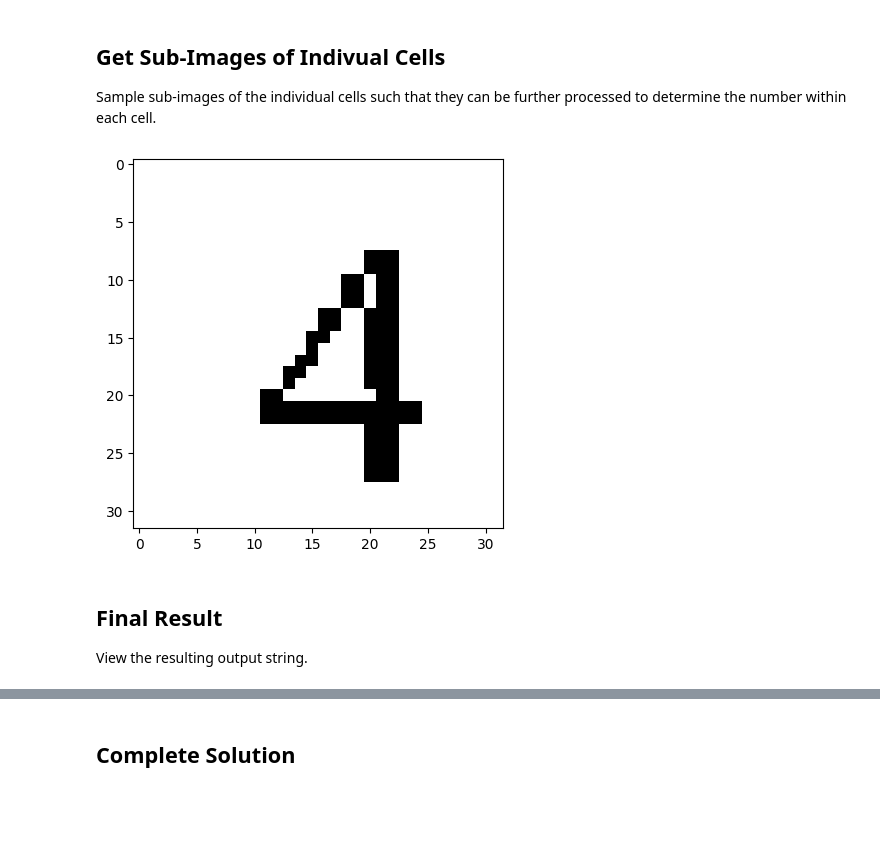
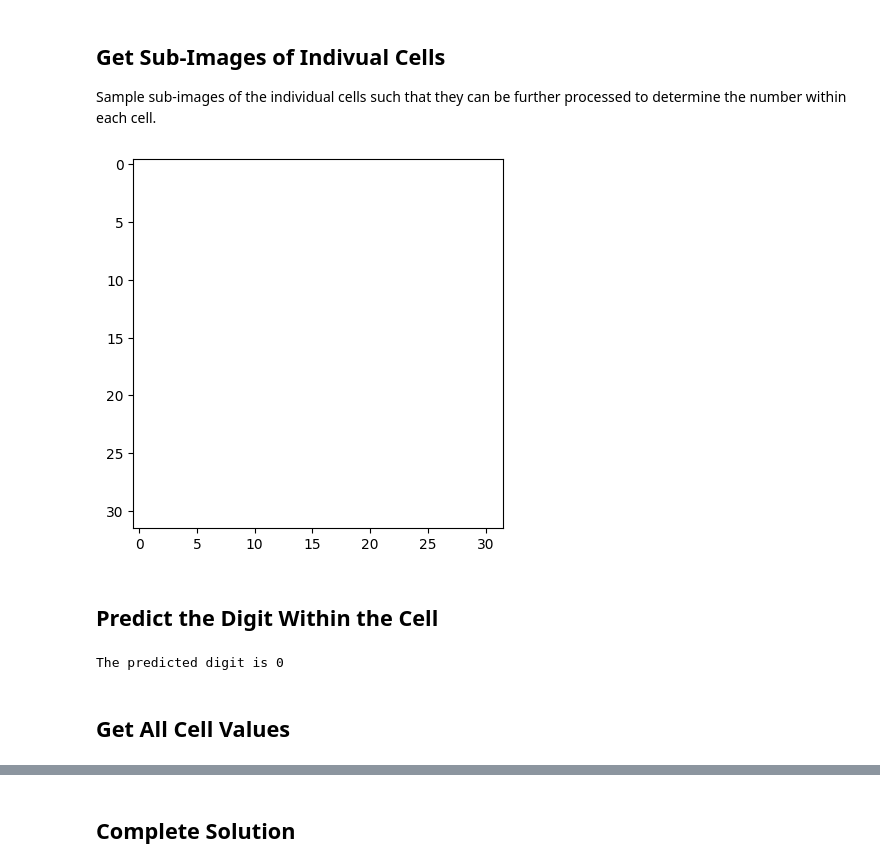
Before and after one commit to GCSchmidt/sudoku-solver-project, a Jupyter notebook: sudoku_image_solver.ipynb, the cells around one changed output, grey strips where cells are left out. Cells and saved outputs as stored; diff of their text form; code cells hidden in the pictures; blank space fills up the shorter version.

Commit message:
Completed image to quiz string

```diff
--- a/sudoku_image_solver.ipynb
+++ b/sudoku_image_solver.ipynb
@@ -10,5 +12,8 @@ import sudoku_solver
 # %%
 digit_templates = {}
+
+# Create classifier for digit identification
+digit_clf = snet.SNET_Model()
 
 def plot_digit_templates():
     global digit_templates
@@ -80,11 +85,18 @@ def get_sqr_sub_image(img, row: int, col: int, vert_lines: list, hori_lines: lis
     y_max = hori_lines[row+1]
     sqr_sub_image = img[y_min:y_max,x_min:x_max]
     cropped_image = crop_img(sqr_sub_image, 0.8)
-    resized_img = cv.resize(cropped_image, (32,32), interpolation=cv.INTER_NEAREST)
+    img_blur = cv.GaussianBlur(cropped_image,(11,11),0)
+    img_th = cv.adaptiveThreshold(img_blur,255,cv.ADAPTIVE_THRESH_MEAN_C, cv.THRESH_BINARY,5,1)
+    resized_img = cv.resize(img_th, (32,32), interpolation=cv.INTER_NEAREST)
     return resized_img
 
-def detect_digit(img):
-    return str(random.randint(0, 9))
+def detect_digit(img) -> str:
+    """
+    Returns the most likely digit in the image using the trained classifier.
+    """
+    global digit_clf
+
+    return str(digit_clf.predict_digit(img))
 
 def detect_digit_2(img):
     global digit_templates
@@ -186,14 +190,20 @@ plt.show()
 
 Sample sub-images of the individual cells such that they can be further processed to determine the number within each cell.
 # %%
-# an example
+# View a digit within a cell
 vertical_lines_coords, horizontal_lines_coords = get_coords_of_lines(corner_coords_reduced)
-sqr_img = get_sqr_sub_image(img_th2, 7, 7, vertical_lines_coords, horizontal_lines_coords)
+sqr_img = get_sqr_sub_image(img_th2, 3, 2, vertical_lines_coords, horizontal_lines_coords)
 plt.imshow(sqr_img, cmap='gray', vmax=255, vmin=0)
 plt.show()
 # %% [output]
-[figure, old version]
+[figure, new version]
-# %% [markdown]
-## Final Result
-
-View the resulting output string.
+# %% [markdown]
+## Predict the Digit Within the Cell
+# %%
+# Predict the digit within the cell with the model/classifier
+pred_digit= digit_clf.predict_digit(sqr_img)
+print(f"The predicted digit is {pred_digit}")
+# %% [output]
+The predicted digit is 0
+# %% [markdown]
+## Get All Cell Values
```
Also changed, not shown: parts of 5 cells of this notebook.
